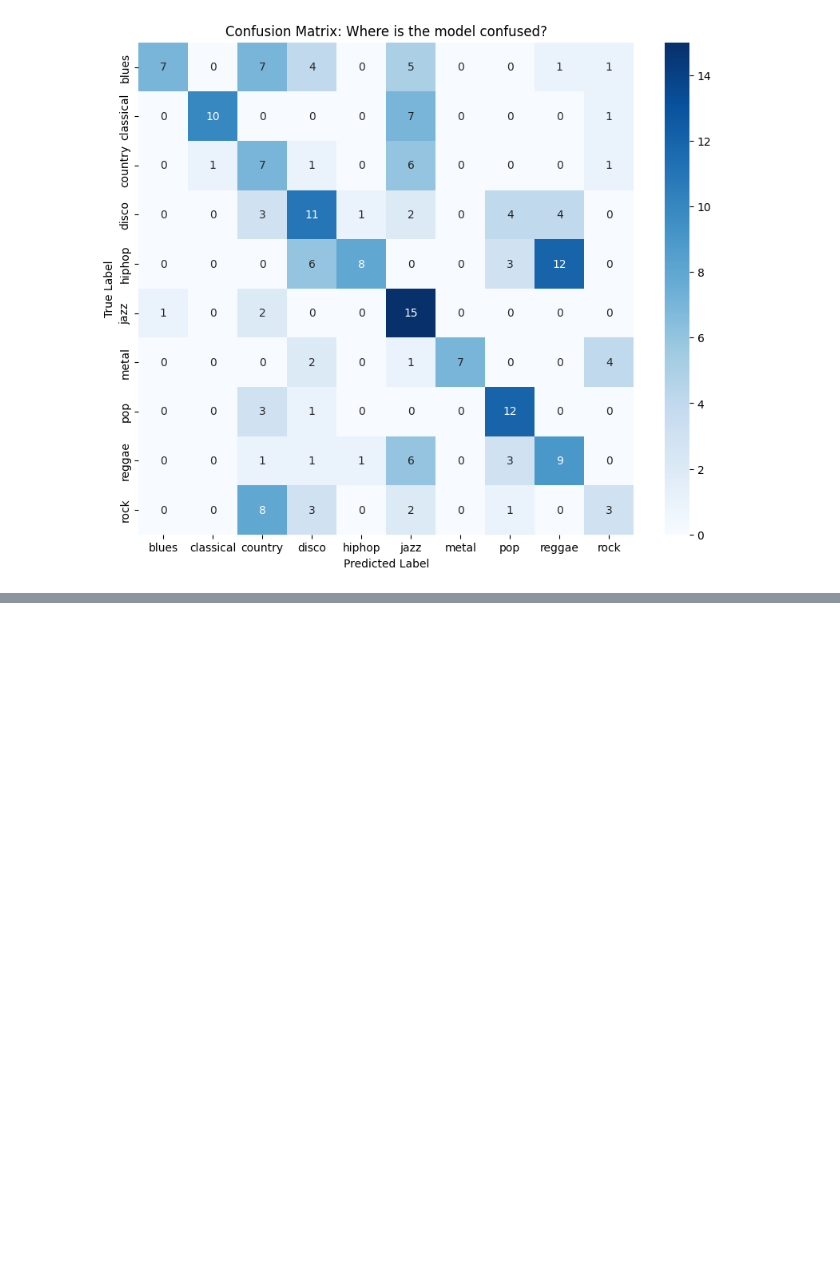
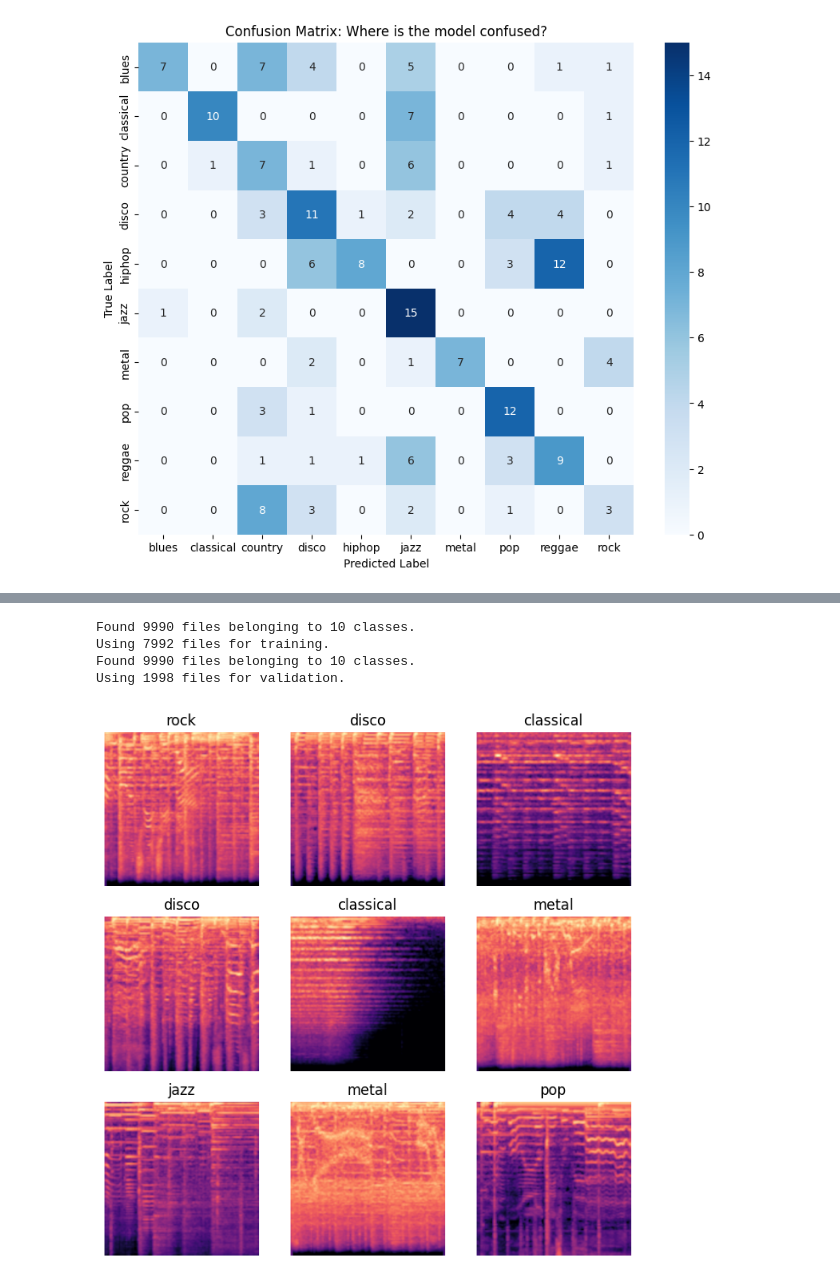
Before and after one commit to Orth33/music-genre-classification, a Jupyter notebook: Music_Genre_Classification.ipynb, the cells around one changed output, grey strips where cells are left out. Saved outputs shown, nothing was run; the diff lists cells and outputs as text; code cells hidden in the pictures; blank space fills up the shorter version.

Commit message:
Created using Colab - Used TL with 3-Second Slicing

```diff
--- a/Music_Genre_Classification.ipynb
+++ b/Music_Genre_Classification.ipynb
@@ -701,0 +599,50 @@ plt.show()
+# %%
+# Setup Paths with 10k data
+IMG_PATH_2 = '/content/gtzan_slices'
+BATCH_SIZE = 32
+IMG_HEIGHT = 256
+IMG_WIDTH = 256
+# %%
+# Load Data (Split into Train/Validation)
+train_ds = tf.keras.utils.image_dataset_from_directory(
+    IMG_PATH_2,
+    validation_split=0.2,
+    subset="training",
+    seed=123,
+    image_size=(IMG_HEIGHT, IMG_WIDTH),
+    batch_size=BATCH_SIZE
+)
+
+val_ds = tf.keras.utils.image_dataset_from_directory(
+    IMG_PATH_2,
+    validation_split=0.2,
+    subset="validation",
+    seed=123,
+    image_size=(IMG_HEIGHT, IMG_WIDTH),
+    batch_size=BATCH_SIZE
+)
+# %% [output]
+Found 9990 files belonging to 10 classes.
+Using 7992 files for training.
+Found 9990 files belonging to 10 classes.
+Using 1998 files for validation.
+# %%
+# Optimize performance (caching)
+train_ds = train_ds.cache().shuffle(1000).prefetch(buffer_size=tf.data.AUTOTUNE)
+val_ds = val_ds.cache().prefetch(buffer_size=tf.data.AUTOTUNE)
+# %%
+# Display train dataset
+import os
+data_path = '/content/gtzan_slices'
+class_names = sorted([d for d in os.listdir(data_path) if os.path.isdir(os.path.join(data_path, d))])
+
+plt.figure(figsize=(8,8))
+
+for images, labels in train_ds.take(1):  # take one batch
+    for i in range(9):
+        ax = plt.subplot(3, 3, i + 1)
+        plt.imshow(images[i].numpy().astype("uint8"))
+        plt.title(class_names[labels[i]])
+        plt.axis("off")
+# %% [output]
+[figure, added]
```
Also changed, not shown: parts of 38 cells of this notebook.
